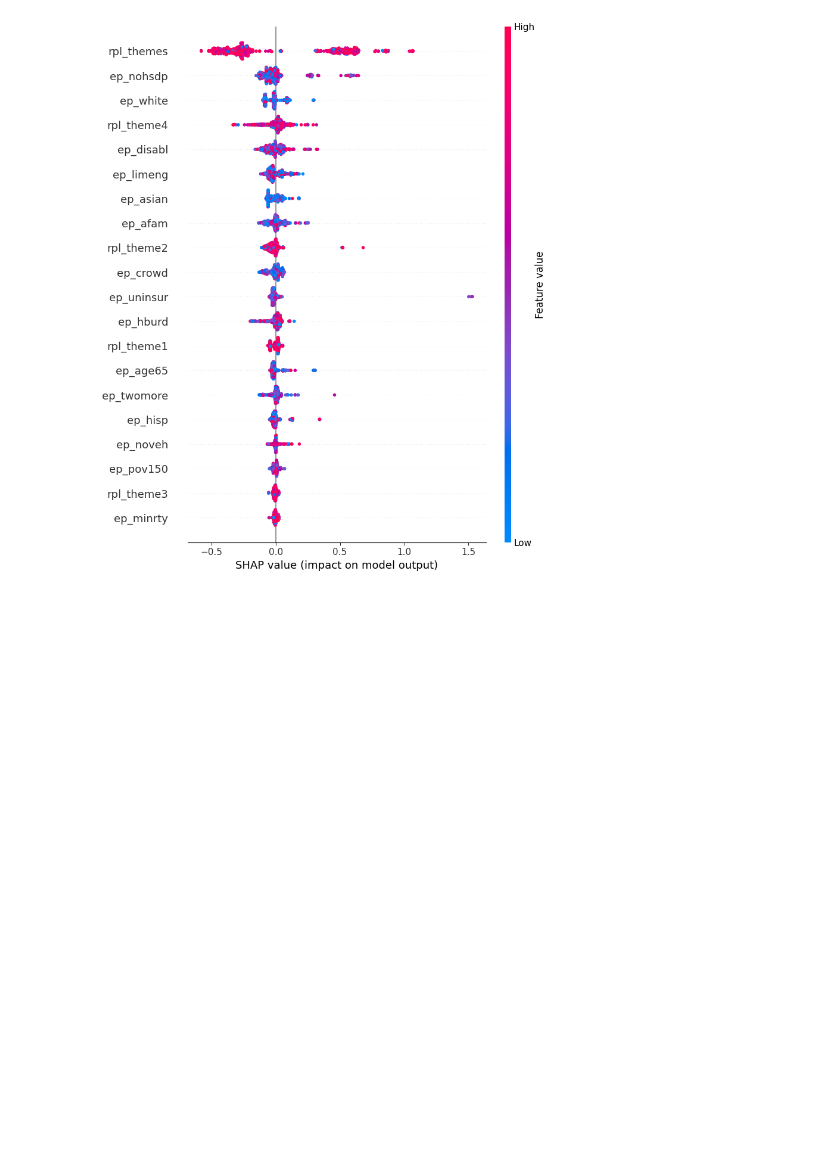
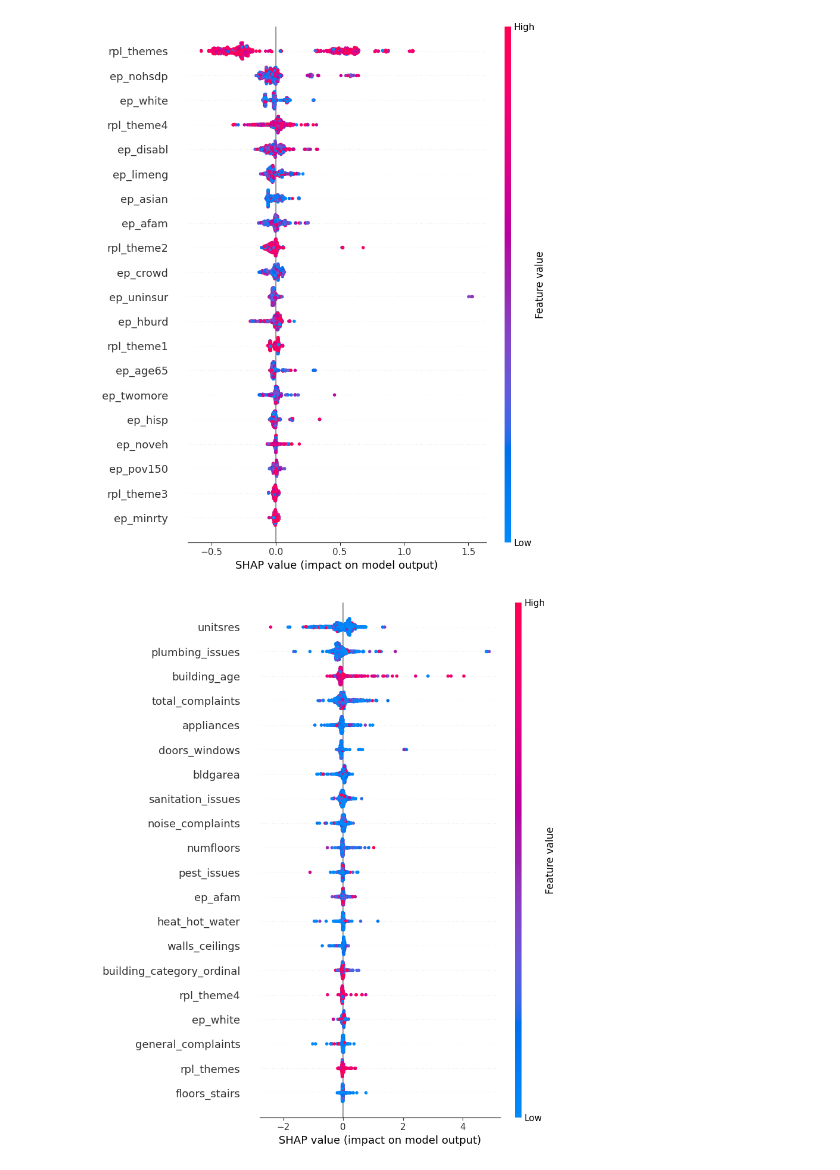
Before and after one commit to simaoalicechen/NYC_Landlord_Behavior_Analysis_Project, a Jupyter notebook: Part_3.10_analysis_feature_engineering_only_normal_times_continued.ipynb, the cells around one changed output. Cells and saved outputs as stored; diff of their text form; code cells hidden in the pictures; blank space fills up the shorter version.

```diff
--- a/Part_3.10_analysis_feature_engineering_only_normal_times_continued.ipynb
+++ b/Part_3.10_analysis_feature_engineering_only_normal_times_continued.ipynb
@@ -86,6 +86,9 @@ complaints_vars = ['air_quality', 'animal_issues', 'appliances', 'building_exter
   'elevator_issues', 'floors_stairs', 'general_complaints', 'graffiti_posting', 'heat_hot_water', 'homeless_issues', 'noise_complaints',
   'other_issues', 'pest_issues', 'plumbing_issues', 'police_matters', 'public_nuisance',
   'safety_concerns', 'sanitation_issues', 'walls_ceilings','total_complaints']
+# %%
+all_vars = svi_vars + new_building_vars + complaints_vars
+# since we are already here.
 # %%
 # df.svi_group.unique()
 # %%
@@ -95,12 +98,17 @@ X_building = df[new_building_vars]
 y_building = df['average_year_eviction_count']
 X_311 = df[complaints_vars]
 y_311 = df['average_year_eviction_count']
+# %%
+X_all = df[all_vars]
+y_all = df['average_year_eviction_count']
 # %%
 X_train_svi, X_test_svi, y_train_svi, y_test_svi = train_test_split(X_svi, y_svi, test_size=0.2, random_state=42)
 # %%
 X_train_building, X_test_building, y_train_building, y_test_building = train_test_split(X_building, y_building, test_size=0.2, random_state=42)
 # %%
 X_train_311, X_test_311, y_train_311, y_test_311 = train_test_split(X_311, y_311, test_size=0.2, random_state=42)
+# %%
+X_train_all, X_test_all, y_train_all, y_test_all = train_test_split(X_all, y_all, test_size=0.2, random_state=42)
 # %%
 model_rfr_svi = RandomForestRegressor(n_estimators=100, random_state=42)
 model_rfr_svi.fit(X_train_svi, y_train_svi)
@@ -116,3 +124,6 @@ model_rfr_building = RandomForestRegressor(n_estimators=100, random_state=42)
 model_rfr_building.fit(X_train_building, y_train_building)
 # %% [output]
 RandomForestRegressor(random_state=42)
+# %%
+model_rfr_all = RandomForestRegressor(n_estimators=100, random_state=42)
+model_rfr_all.fit(X_train_all, y_train_all)
@@ -142,3 +155,11 @@ shap_values = explainer.shap_values(X_svi.sample(n=500))
 shap.summary_plot(shap_values, X_svi.sample(n=500))
 # %% [output]
 [figure]
+# %%
+# model.predict instead of model, faster
+explainer = shap.Explainer(model_rfr_all.predict, X_all)
+explainer = shap.Explainer(model_rfr_all.predict, X_all)
+shap_values = explainer.shap_values(X_all.sample(n=500))
+shap.summary_plot(shap_values, X_all.sample(n=500))
+# %% [output]
+[figure, added]
```
Also changed, not shown: parts of 7 cells of this notebook.
